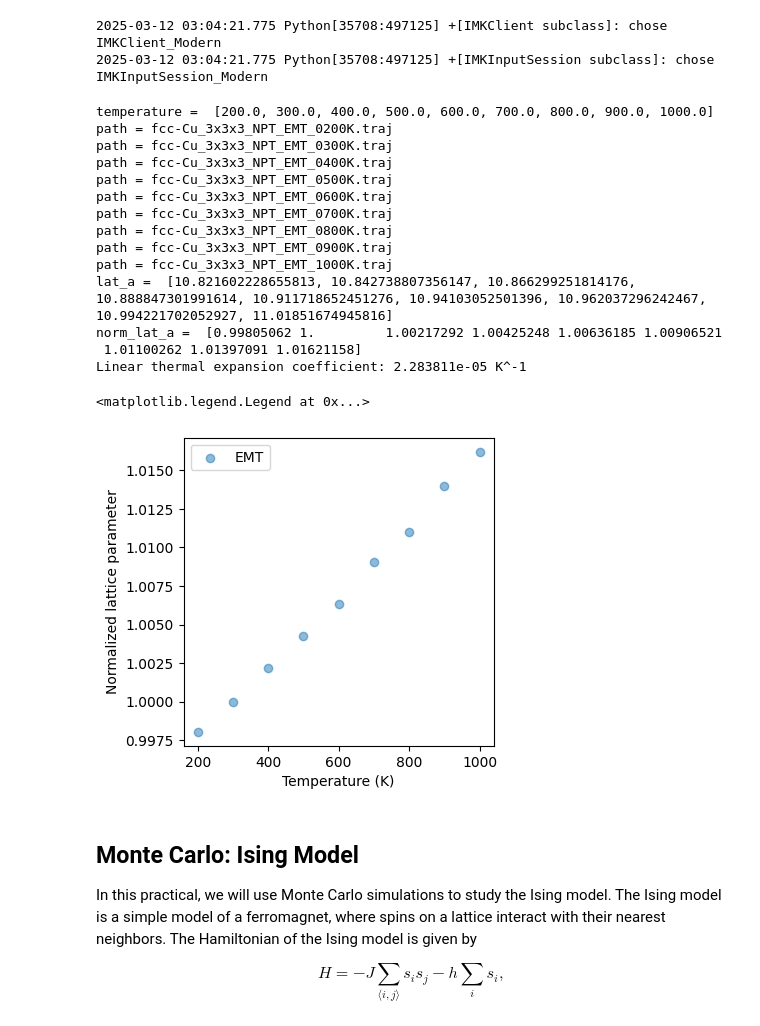
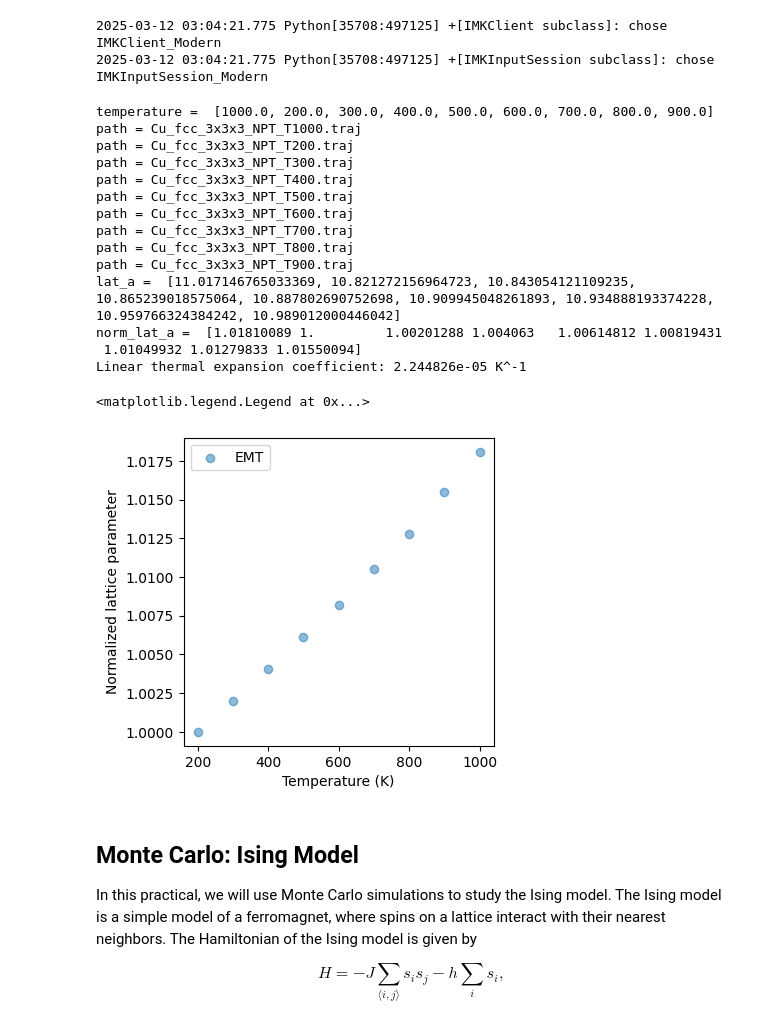
Before and after one commit to deng-group/MLE4217_5219_book, a Jupyter notebook: models_and_theories_II/md_mc.ipynb, the cells around one changed output. Cells and saved outputs as stored; diff of their text form; code cells hidden in the pictures.

```diff
--- a/models_and_theories_II/md_mc.ipynb
+++ b/models_and_theories_II/md_mc.ipynb
@@ -267,3 +210,35 @@ traj_filename =  ./fcc-Cu_3x3x3_NPT_EMT_0200K.traj
+# %%
+from ase.build import bulk
+from ase import units
+
+
+# ASAP3-EMT calculator
+calculator = EMT()
+
+# Set up a crystal
+atoms_in = bulk("Cu",cubic=True)
+atoms_in *= 3
+atoms_in.pbc = True
+print("atoms_in = ",atoms_in)
+
+calculator = EMT()
+# Set up a fcc-Cu crystal
+atoms = bulk("Cu", "fcc", cubic=True, a=3.615)
+atoms.pbc = True
+atoms *= 3 # 3x3x3 supercell
+print("atoms = ",atoms)
+
+# input parameters
+time_step    = 1.0      # MD step size in fsec
+num_md_steps = 20000   # Total number of MD steps
+num_interval = 10     # Print out interval for .log and .traj
+ensemble = 'npt'
+
+temperature_list = [200,300,400,500,600,700,800,900,1000]
+
+for temperature in temperature_list:
+    output_filename = f"./Cu_fcc_3x3x3_NPT_T{temperature}"
+    run_md(atoms, calculator, ensemble, time_step, temperature, num_md_steps, num_interval, output_filename)
 # %%
 !ase gui fcc-Cu_3x3x3_NPT_EMT_1000K.traj
 # %% [output]
@@ -272,16 +247,15 @@ traj_filename =  ./fcc-Cu_3x3x3_NPT_EMT_0200K.traj
 # %%
 import matplotlib.pyplot as plt
 import numpy as np
-from pathlib import Path
 from ase.io import read,Trajectory
 
 time_step = 10.0  # Time step size between each snapshots recorded in traj
-paths = [f"fcc-Cu_3x3x3_NPT_EMT_{str(int(Temp)).zfill(4)}K.traj" for Temp in temperature_list]
+paths = [f"Cu_fcc_3x3x3_NPT_T{Temp}.traj" for Temp in temperature_list]
 path_list = sorted([ p for p in paths ])
 
 # Temperature list extracted from the filename
-temperature = [ float((p.split("_")[-1].replace("K","")).split('.traj')[0]) for p in path_list ]
-print("temperature = ",temperature)
+temperature = [float(p.split("_T")[1].split('.traj')[0]) for p in path_list]
+print("temperature = ", temperature)
 
 # Compute lattice parameter
 lat_a = []
@@ -292,48 +266,48 @@ for path in path_list:
     lat_a.append(np.mean(vol[int(len(vol)/2):])**(1/3))
 
 print("lat_a = ",lat_a)
 
 # Normalize relative to the value at 300 K (which is at index 1 in the temperature_list)
 norm_lat_a = np.array(lat_a)/lat_a[1]
 print("norm_lat_a = ", norm_lat_a)
 # Compute linear thermal expansion coefficient
 # For linear thermal expansion coefficient α = (1/L)*(dL/dT)
 # where L is the lattice parameter at reference temperature (300K)
 
 # Using polyfit to get the slope of lattice parameter vs temperature
 coef = np.polyfit(temperature, norm_lat_a, 1)
 slope = coef[0]  # This is dL/dT normalized by L at 300K
 alpha = slope  # Since we normalized by L at 300K, this is directly the coefficient
 
 # Create a linear fit line for plotting
 fit_line = np.polyval(coef, temperature)
 
 # Print the thermal expansion coefficient
 print(f"Linear thermal expansion coefficient: {alpha:.6e} K^-1")
 # Plot
 fig = plt.figure(figsize=(4,4))
 ax = fig.add_subplot(1, 1, 1)
 ax.set_xlabel('Temperature (K)')  # x axis label
 ax.set_ylabel('Normalized lattice parameter')  # y axis label
 ax.scatter(temperature[:len(norm_lat_a)],norm_lat_a, alpha=0.5,label='EMT')
 ax.legend(loc="upper left")
 # %% [output]
-temperature =  [200.0, 300.0, 400.0, 500.0, 600.0, 700.0, 800.0, 900.0, 1000.0]
-path = fcc-Cu_3x3x3_NPT_EMT_0200K.traj
-path = fcc-Cu_3x3x3_NPT_EMT_0300K.traj
-path = fcc-Cu_3x3x3_NPT_EMT_0400K.traj
-path = fcc-Cu_3x3x3_NPT_EMT_0500K.traj
-path = fcc-Cu_3x3x3_NPT_EMT_0600K.traj
-path = fcc-Cu_3x3x3_NPT_EMT_0700K.traj
-path = fcc-Cu_3x3x3_NPT_EMT_0800K.traj
-path = fcc-Cu_3x3x3_NPT_EMT_0900K.traj
-path = fcc-Cu_3x3x3_NPT_EMT_1000K.traj
-lat_a =  [10.821602228655813, 10.842738807356147, 10.866299251814176, 10.888847301991614, 10.911718652451276, 10.94103052501396, 10.962037296242467, 10.994221702052927, 11.01851674945816]
-norm_lat_a =  [0.99805062 1.         1.00217292 1.00425248 1.00636185 1.00906521
- 1.01100262 1.01397091 1.01621158]
-Linear thermal expansion coefficient: 2.283811e-05 K^-1
+temperature =  [1000.0, 200.0, 300.0, 400.0, 500.0, 600.0, 700.0, 800.0, 900.0]
+path = Cu_fcc_3x3x3_NPT_T1000.traj
+path = Cu_fcc_3x3x3_NPT_T200.traj
+path = Cu_fcc_3x3x3_NPT_T300.traj
+path = Cu_fcc_3x3x3_NPT_T400.traj
+path = Cu_fcc_3x3x3_NPT_T500.traj
+path = Cu_fcc_3x3x3_NPT_T600.traj
+path = Cu_fcc_3x3x3_NPT_T700.traj
+path = Cu_fcc_3x3x3_NPT_T800.traj
+path = Cu_fcc_3x3x3_NPT_T900.traj
+lat_a =  [11.017146765033369, 10.821272156964723, 10.843054121109235, 10.865239018575064, 10.887802690752698, 10.909945048261893, 10.934888193374228, 10.959766324384242, 10.989012000446042]
+norm_lat_a =  [1.01810089 1.         1.00201288 1.004063   1.00614812 1.00819431
+ 1.01049932 1.01279833 1.01550094]
+Linear thermal expansion coefficient: 2.244826e-05 K^-1
 <matplotlib.legend.Legend at 0x...>
-[figure, old version]
+[figure, new version]
 # %% [markdown]
 ## Monte Carlo: Ising Model
 
```
Also changed, not shown: parts of 15 cells of this notebook.
